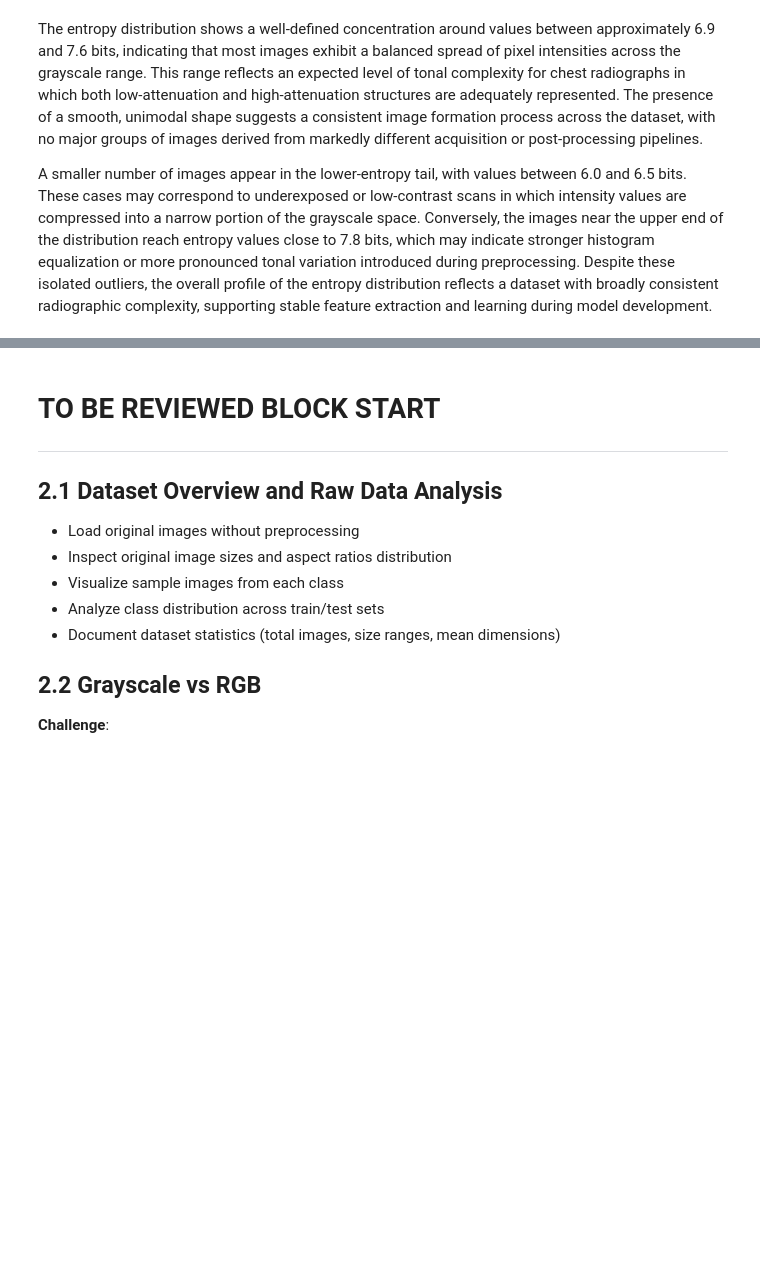
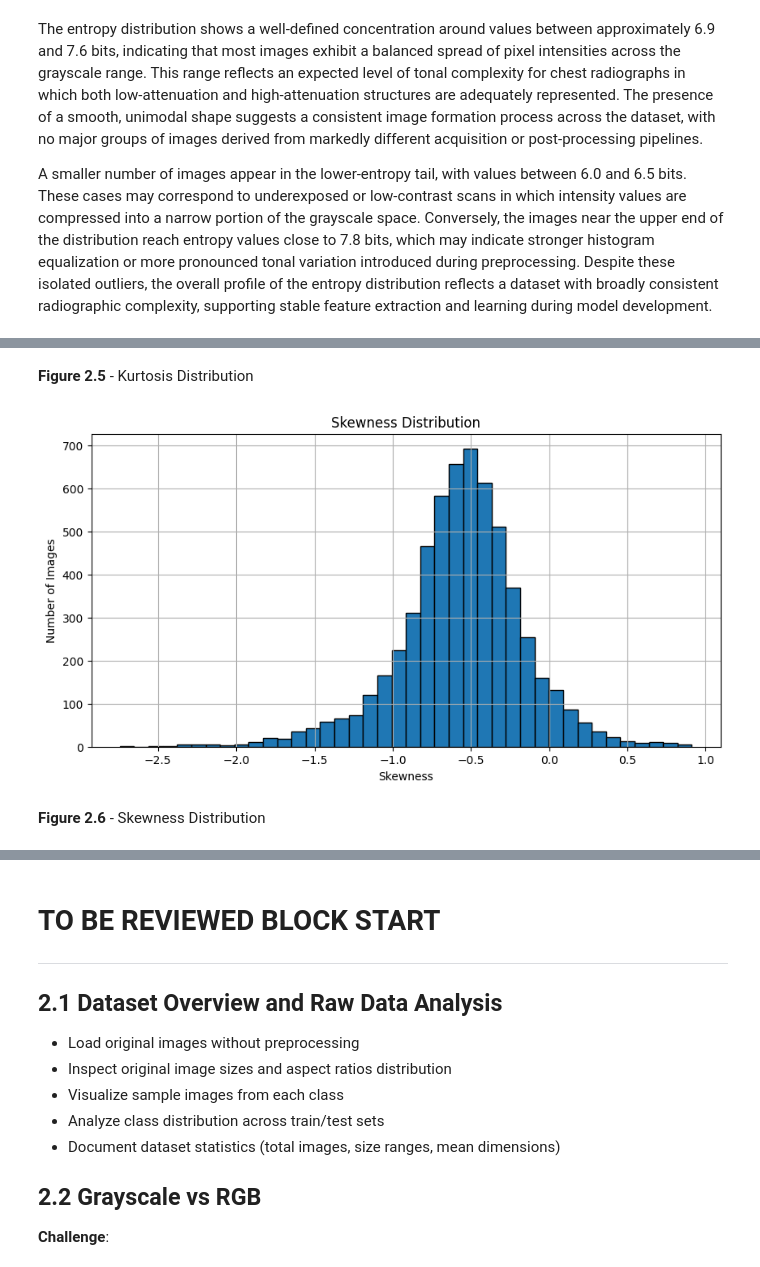
Before and after one commit to logus2k/apvc_p2, a Jupyter notebook: dl_for_cv_project2_v1.ipynb, the cells around one changed output, grey strips where cells are left out. Drawn from its saved outputs; the diff is of its cells as text; code cells hidden in the pictures; blank space fills up the shorter version.

```diff
--- a/dl_for_cv_project2_v1.ipynb
+++ b/dl_for_cv_project2_v1.ipynb
@@ -298,0 +353,14 @@ A smaller number of images appear in the lower-entropy tail, with values between
+# %% [markdown]
+**Figure 2.5** - Kurtosis Distribution
+# %%
+plt.figure(figsize=(10, 5))
+plt.hist(df_shape["skewness"], bins=40, edgecolor='black')
+plt.title("Skewness Distribution")
+plt.xlabel("Skewness")
+plt.ylabel("Number of Images")
+plt.grid(True)
+plt.show()
+# %% [output]
+[figure, added]
+# %% [markdown]
+**Figure 2.6** - Skewness Distribution
```
Also changed, not shown: parts of 6 cells of this notebook.
